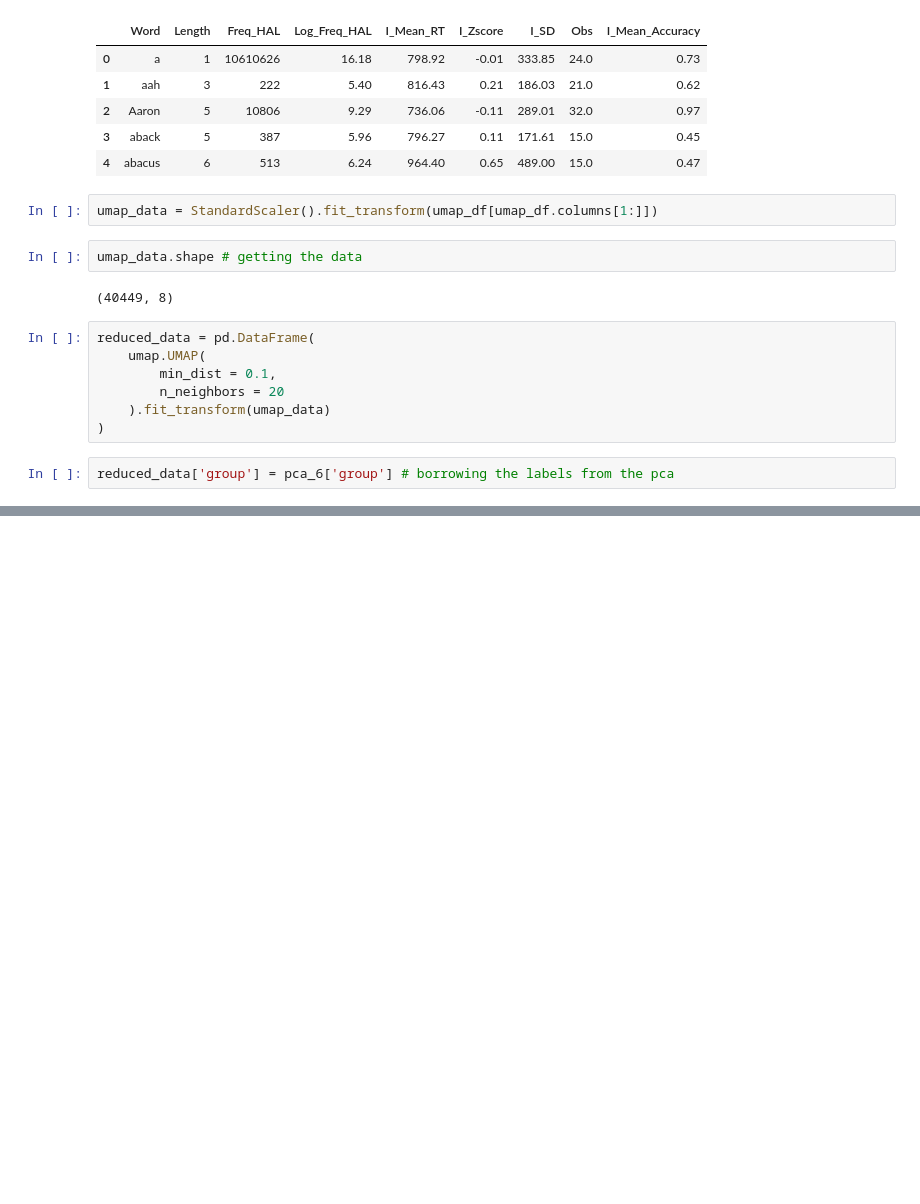
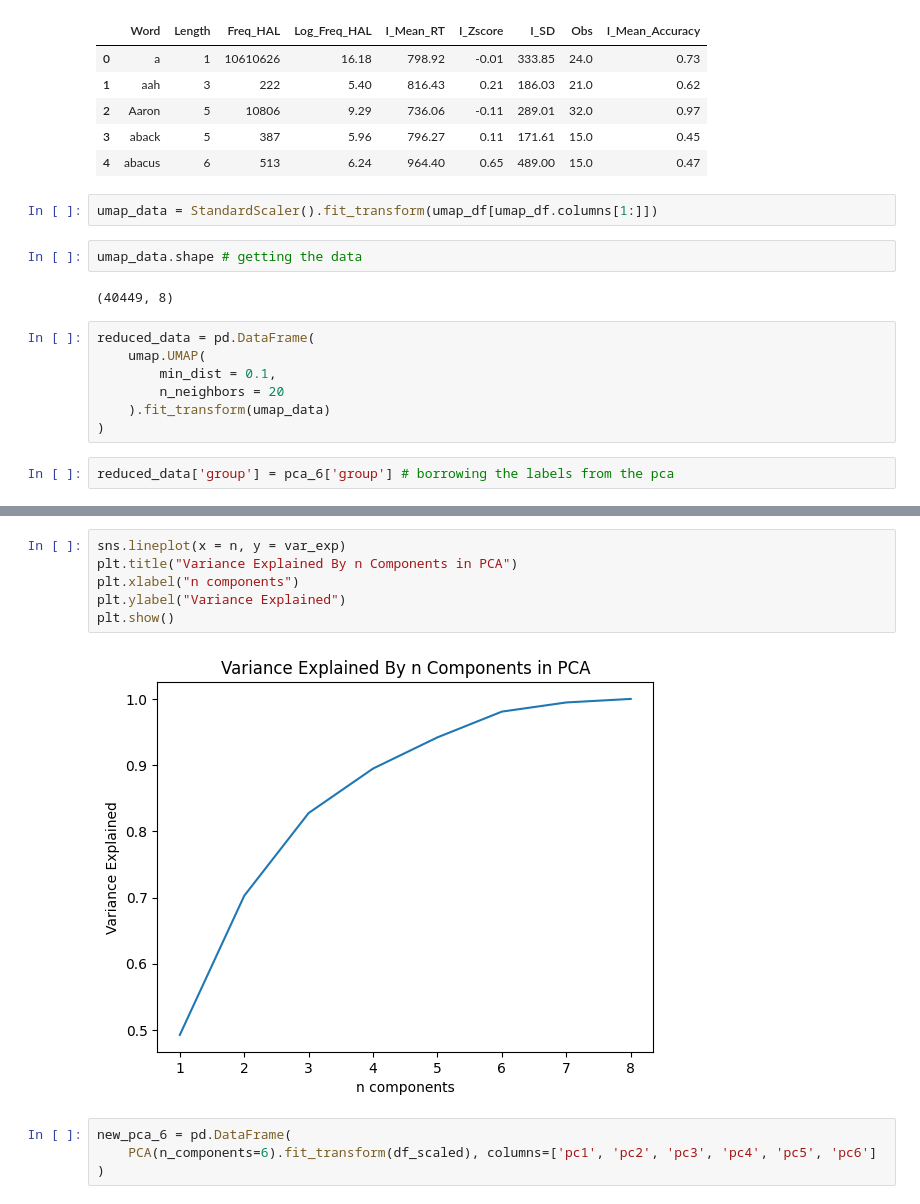
Before and after one commit to e7song/COGS118B_WI24_Final_Project, a Jupyter notebook: DimensionalityReductionEDA.ipynb, the cells around one changed output, grey strips where cells are left out. Saved outputs shown, nothing was run; the diff lists cells and outputs as text; blank space fills up the shorter version.

Commit message:
pca on new data

```diff
--- a/DimensionalityReductionEDA.ipynb
+++ b/DimensionalityReductionEDA.ipynb
@@ -245,0 +297,12 @@ sns.scatterplot(x = reduced_data.columns[0],
+# %%
+sns.lineplot(x = n, y = var_exp)
+plt.title("Variance Explained By n Components in PCA")
+plt.xlabel("n components")
+plt.ylabel("Variance Explained")
+plt.show()
+# %% [output]
+[figure, added]
+# %%
+new_pca_6 = pd.DataFrame(
+    PCA(n_components=6).fit_transform(df_scaled), columns=['pc1', 'pc2', 'pc3', 'pc4', 'pc5', 'pc6']
+)
```
Also changed, not shown: parts of 18 cells of this notebook.
